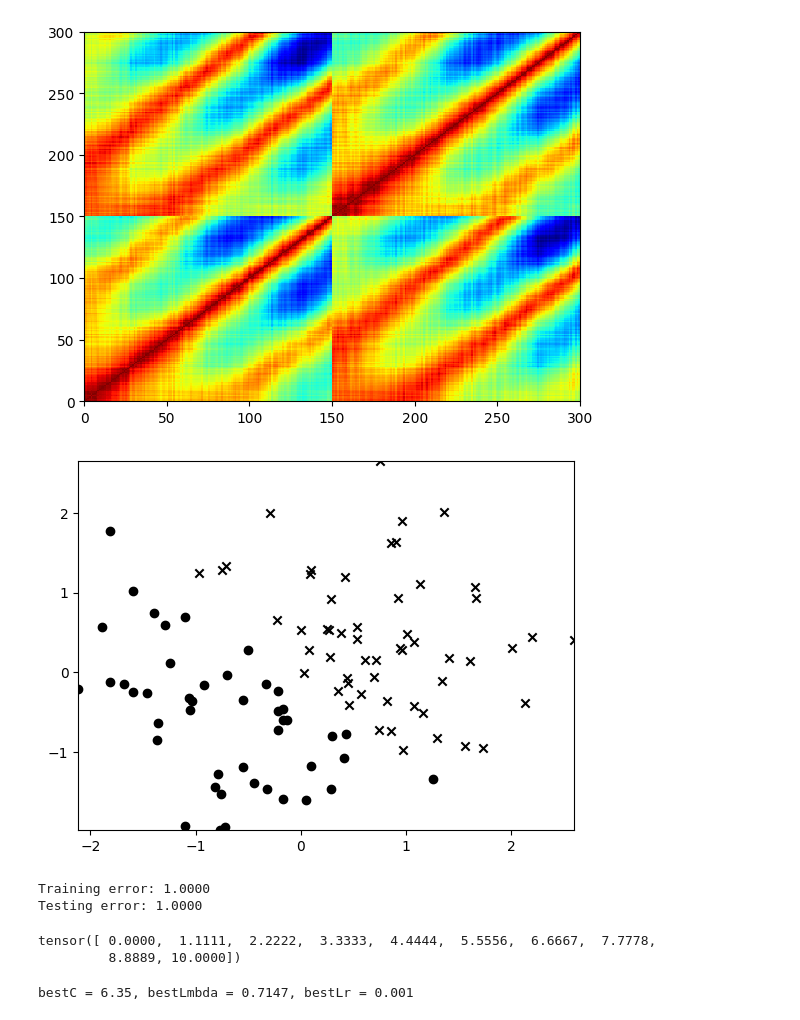
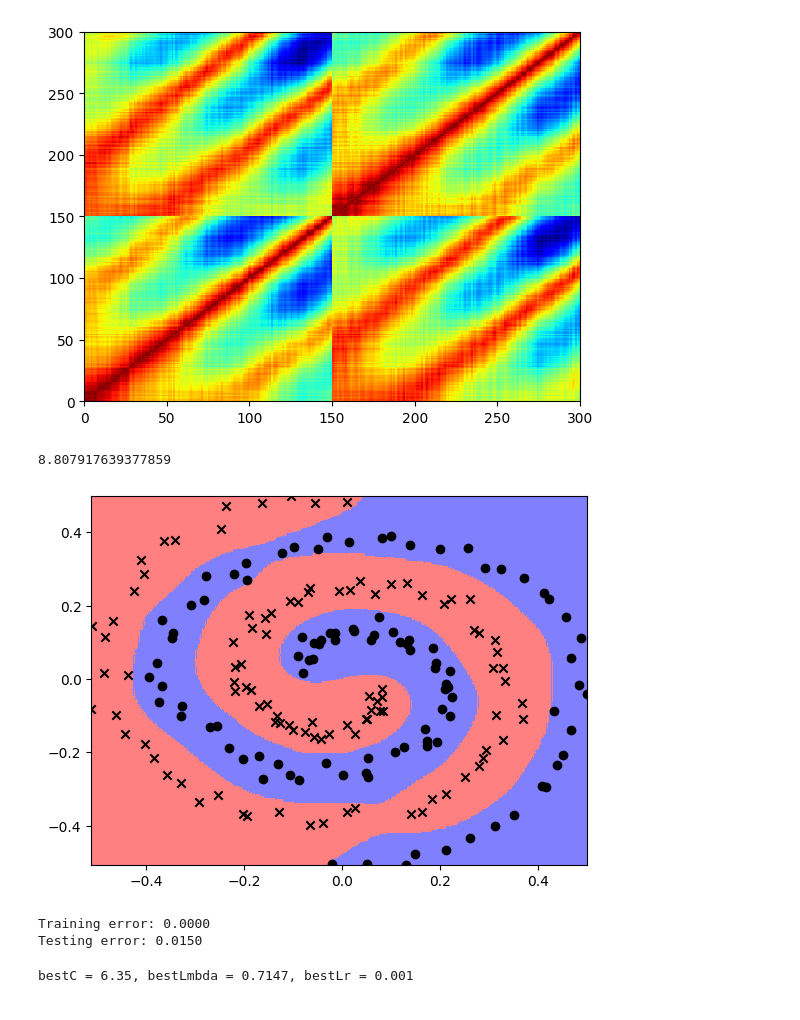
Before and after one commit to eirikbaekkelund/Applied-ML, a Jupyter notebook: cw2/cw2.ipynb, the cells around one changed output. Saved outputs shown, nothing was run; the diff lists cells and outputs as text; code cells hidden in the pictures.

```diff
--- a/cw2/cw2.ipynb
+++ b/cw2/cw2.ipynb
@@ -334,34 +334,33 @@ def generate_block_data(N=1000, x1_min=-10, x1_max=10, x2_min=0, x2_max=5, B=6):
 
     return X, y
 # %%
-xTr,yTr,xTe,yTe=spiraldata()
-xTr, yTr= genrandomdata(100)
-
+xTr,yTr,xTe,yTe=spiraldata(N=200)
 # poly kernel parameters that don't blow up vvv
-ktype="poly"
-svmclassify=dualSVM(xTr, yTr, kernel_type=ktype, num_epochs=1000, C=10, lmbda=100, lr=1e-4)
+ktype="rbf"
+svmclassify=dualSVM(xTr, yTr, kernel_type=ktype, num_epochs=1000, C=10000, lmbda=10, lr=1e-4)
 visclassifier.visclassifier(svmclassify,xTr,yTr)
 
 # linear kernel parameters that also don't blow up vvv
 # ktype="linear"
 # svmclassify=dualSVM(xTr, yTr, kernel_type=ktype, num_epochs=10, C=0.1, lmbda=0.05, lr=1e-4)
 # visclassifier.visclassifier(svmclassify,xTr,yTr)
 
 # rbf kernel with parameters that achieve perfect accuracy vvv
 # ktype="rbf"
 # svmclassify=dualSVM(xTr, yTr, kernel_type=ktype, num_epochs=1000, C=10, lmbda=100, lr=1e-3)
 # visclassifier.visclassifier(svmclassify,xTr,yTr)
 
 # compute training and testing error
 
 predsTr=svmclassify(xTr)
 trainingerr=torch.mean((torch.sign(predsTr)!=yTr).float())
 print("Training error: %2.4f" % trainingerr)
 print("Testing error: %2.4f" % torch.mean((torch.sign(svmclassify(xTe))!=yTe).float()))
 # %% [output]
+8.807917639377859
-[figure, old version]
+[figure, new version]
-Training error: 1.0000
-Testing error: 1.0000
+Training error: 0.0000
+Testing error: 0.0150
 # %%
 def lower_bound_lmbad_rbf(xTr, min_exp=0.1):
     """
@@ -440,11 +439,6 @@ lrList=(np.linspace(0.001,0.1,5))
 bestC,bestLmbda,bestLr,ErrorMatrix = cross_validation(xTr,yTr,xValid,yValid,
                                                       'rbf',CList,lmbdaList,
                                                       lrList)
-# %%
-torch.linspace(0,10,10)
-# %% [output]
-tensor([ 0.0000,  1.1111,  2.2222,  3.3333,  4.4444,  5.5556,  6.6667,  7.7778,
-         8.8889, 10.0000])
 # %%
 def autosvm(xTr,yTr):
     """
```
Also changed, not shown: parts of 1 cell of this notebook.
